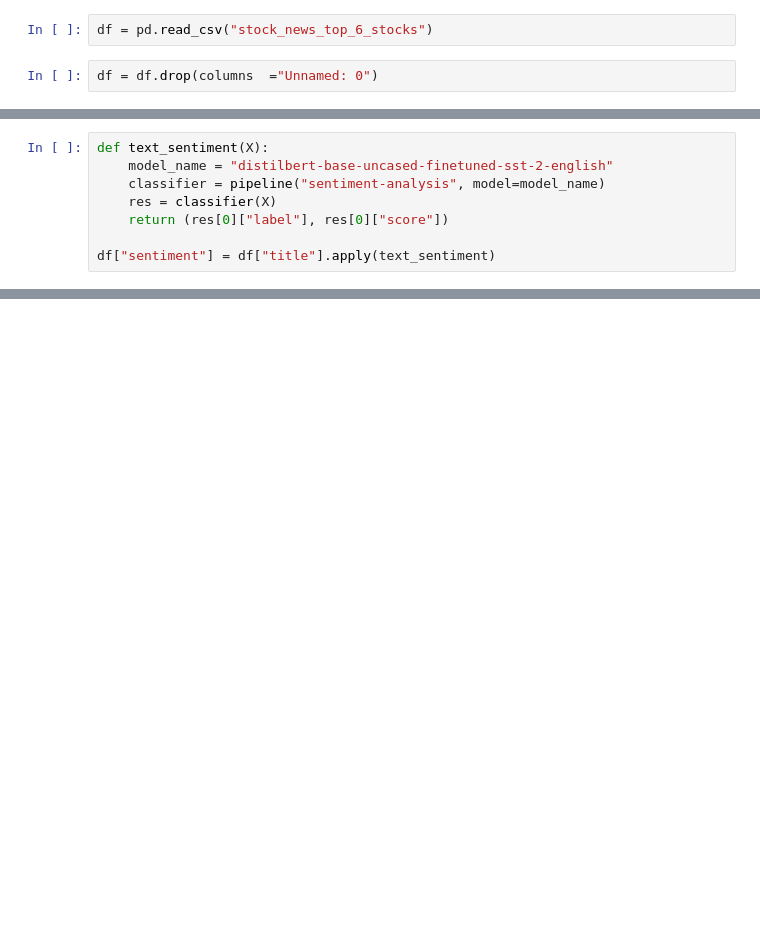
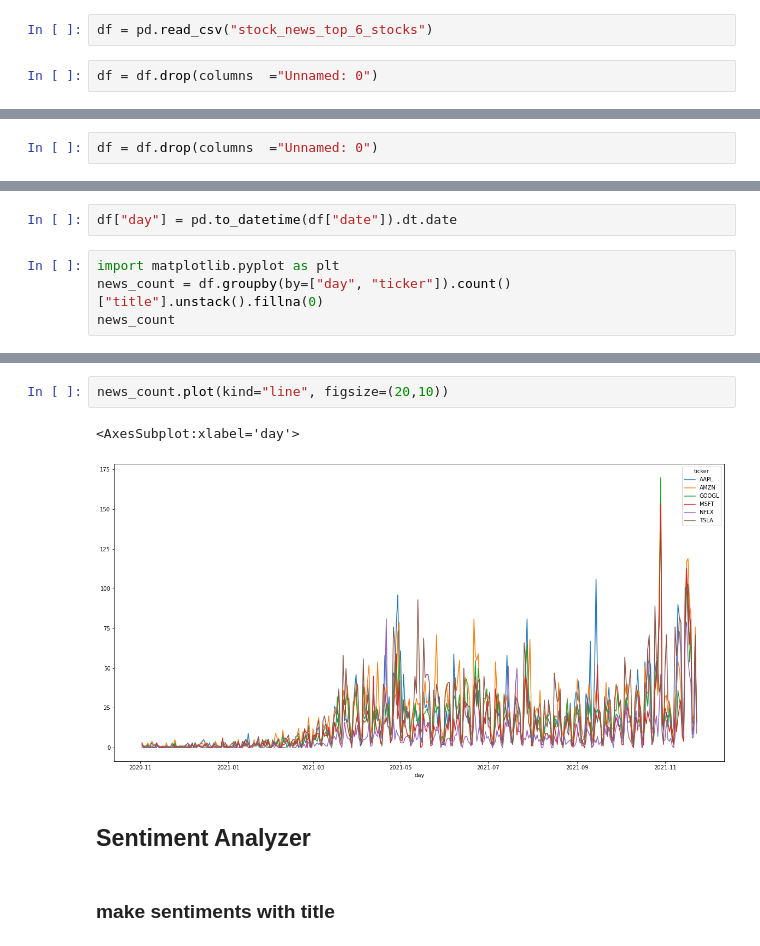
Before and after one commit to FrCloers/stock_news_pred, a Jupyter notebook: notebooks/news_sentiment_analyses_claudia.ipynb, the cells around one changed output, grey strips where cells are left out. Cells and saved outputs as stored; diff of their text form; blank space fills up the shorter version.

```diff
--- a/notebooks/news_sentiment_analyses_claudia.ipynb
+++ b/notebooks/news_sentiment_analyses_claudia.ipynb
@@ -24,3 +33,5 @@ from transformers import AutoTokenizer, AutoModelForSequenceClassification
+# %%
+df = df.drop(columns  ="Unnamed: 0")
 # %%
 df.head()
 # %% [output]
@@ -30,11 +41,3 @@ df.head()
 | 2 | 2020-11-09T09:15:52+00:00 | Apple Freezes New Business for Pe... | (Bloomberg) -- Apple Inc. suspend... | AAPL |
 | 3 | 2020-11-03T01:17:24+00:00 | Apple to Launch MacBooks With Own... | (Bloomberg) -- Apple Inc.’s 15-ye... | AAPL |
 | 4 | 2020-11-11T16:18:37+00:00 | Alibaba Singles’ Day Ends Strongl... | (Bloomberg) -- Alibaba Group Hold... | AAPL |
-# %%
-def text_sentiment(X):
-    model_name = "distilbert-base-uncased-finetuned-sst-2-english"
-    classifier = pipeline("sentiment-analysis", model=model_name)
-    res = classifier(X)
-    return (res[0]["label"], res[0]["score"])
-
-df["sentiment"] = df["title"].apply(text_sentiment)
@@ -40,0 +50,6 @@ df["sentiment"] = df["title"].apply(text_sentiment)
+# %%
+df["day"] = pd.to_datetime(df["date"]).dt.date
+# %%
+import matplotlib.pyplot as plt
+news_count = df.groupby(by=["day", "ticker"]).count()["title"].unstack().fillna(0)
+news_count
@@ -41,2 +71,11 @@ df["sentiment"] = df["title"].apply(text_sentiment)
+# %%
+news_count.plot(kind="line", figsize=(20,10))
+# %% [output]
+<AxesSubplot:xlabel='day'>
+[figure, added]
+# %% [markdown]
+## Sentiment Analyzer
+# %% [markdown]
+### make sentiments with title
 # %%
 df.head()
```
Also changed, not shown: parts of 43 cells of this notebook.
